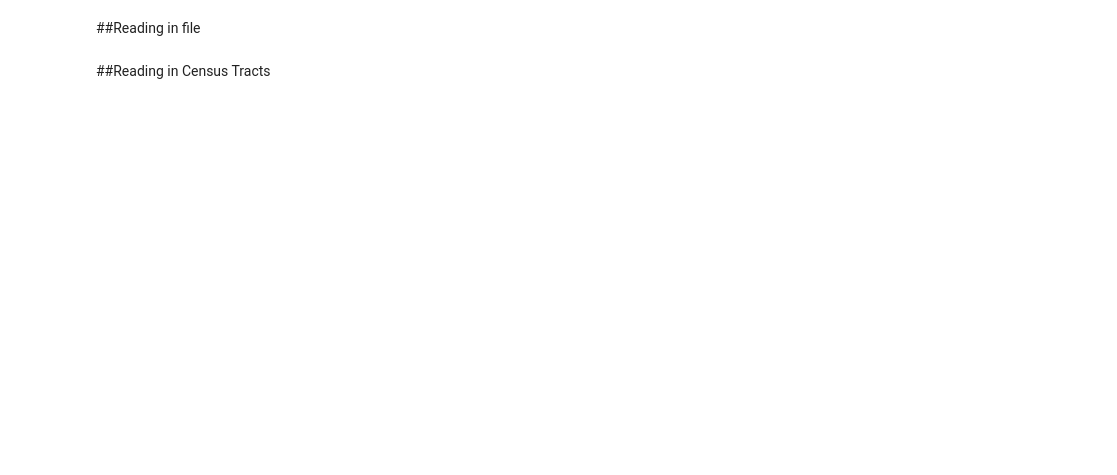
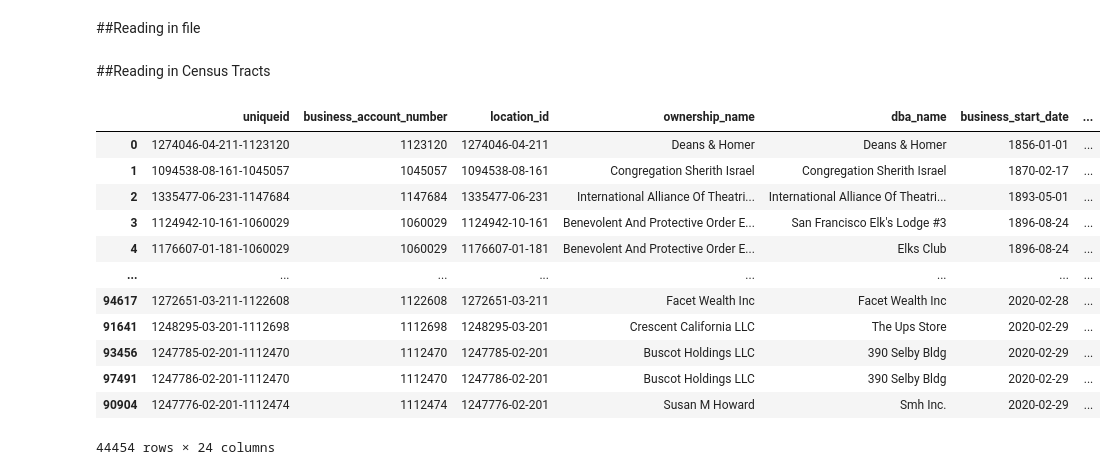
Before and after one commit to miaflynn/CYPLAN255-Final-Project, a Jupyter notebook: 03d_visualizations_survival_rate.ipynb, the cells around one changed output. Drawn from its saved outputs; the diff is of its cells as text; code cells hidden in the pictures; blank space fills up the shorter version.

```diff
--- a/03d_visualizations_survival_rate.ipynb
+++ b/03d_visualizations_survival_rate.ipynb
@@ -34,7 +37,7 @@ MyDrive  Shareddrives
 # %% [markdown]
 ##Reading in file
 # %%
-gdf = gpd.read_parquet("/content/drive/MyDrive/C255_final_project/cleaned/rbl_GEOID_all_dates.parquet")
+gdf = gpd.read_file("/content/drive/MyDrive/C255_final_project/cleaned/biz_all_startdate.geojson")
 # %% [markdown]
 ##Reading in Census Tracts
 # %%
@@ -45,10 +48,24 @@ gdf['location_start_date'] = pd.to_datetime(gdf['location_start_date'])
 gdf['open_month_year'] = gdf['location_start_date'].dt.strftime('%B %Y')
 gdf['close_month_year'] = gdf['location_end_date'].dt.strftime('%B %Y')
 # %%
-
 pre_covid_mask = gdf['location_start_date'] < '2020-03-01'
 pre_covid_tracts = gdf[pre_covid_mask]
 
-survival_mask = (gdf['location_start_date'].dt.year < 2020) & gdf['location_end_date'].isna()
-survival_tracts = gdf[survival_mask].sort_values('location_start_date')
+survival_mask = pre_covid_tracts['location_end_date'].isna()
+survival_tracts = pre_covid_tracts[survival_mask].sort_values('location_start_date')
+survival_tracts
+# %% [output]
+|  | uniqueid | business_account_number | location_id | ownership_name | dba_name | business_start_date | ... |
+| 0 | 1274046-04-211-1123120 | 1123120 | 1274046-04-211 | Deans & Homer | Deans & Homer | 1856-01-01 | ... |
+| 1 | 1094538-08-161-1045057 | 1045057 | 1094538-08-161 | Congregation Sherith Israel | Congregation Sherith Israel | 1870-02-17 | ... |
+| 2 | 1335477-06-231-1147684 | 1147684 | 1335477-06-231 | International Alliance Of Theatri... | International Alliance Of Theatri... | 1893-05-01 | ... |
+| 3 | 1124942-10-161-1060029 | 1060029 | 1124942-10-161 | Benevolent And Protective Order E... | San Francisco Elk's Lodge #3 | 1896-08-24 | ... |
+| 4 | 1176607-01-181-1060029 | 1060029 | 1176607-01-181 | Benevolent And Protective Order E... | Elks Club | 1896-08-24 | ... |
+| ... | ... | ... | ... | ... | ... | ... | ... |
+| 94617 | 1272651-03-211-1122608 | 1122608 | 1272651-03-211 | Facet Wealth Inc | Facet Wealth Inc | 2020-02-28 | ... |
+| 91641 | 1248295-03-201-1112698 | 1112698 | 1248295-03-201 | Crescent California LLC | The Ups Store | 2020-02-29 | ... |
+| 93456 | 1247785-02-201-1112470 | 1112470 | 1247785-02-201 | Buscot Holdings LLC | 390 Selby Bldg | 2020-02-29 | ... |
+| 97491 | 1247786-02-201-1112470 | 1112470 | 1247786-02-201 | Buscot Holdings LLC | 390 Selby Bldg | 2020-02-29 | ... |
+| 90904 | 1247776-02-201-1112474 | 1112474 | 1247776-02-201 | Susan M Howard | Smh Inc. | 2020-02-29 | ... |
+44454 rows × 24 columns
 # %%
```
Also changed, not shown: parts of 5 cells of this notebook.
